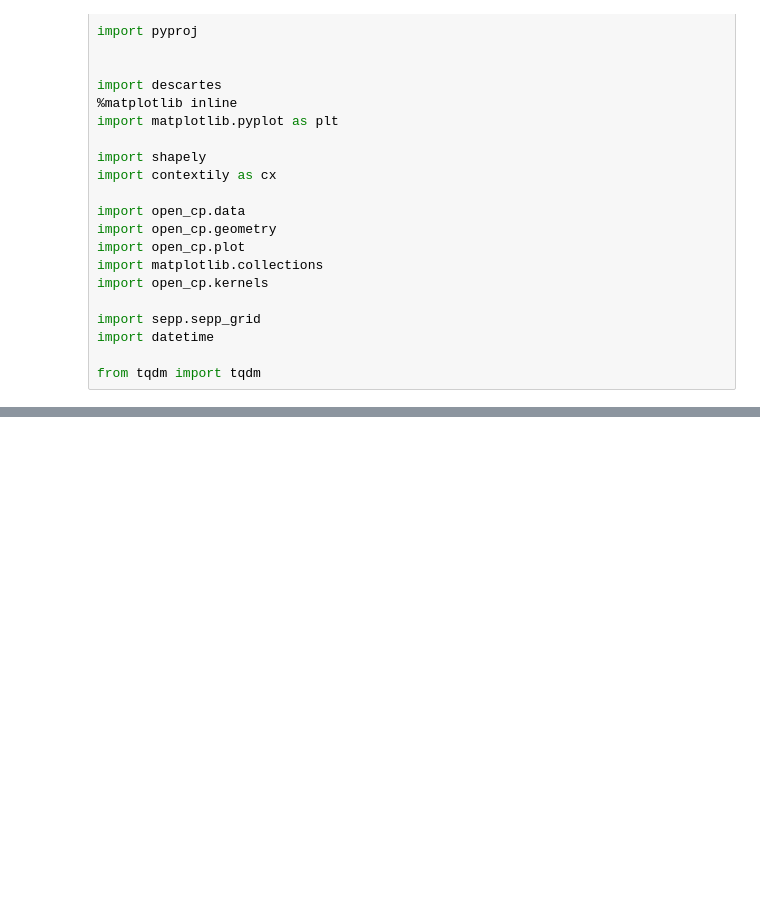
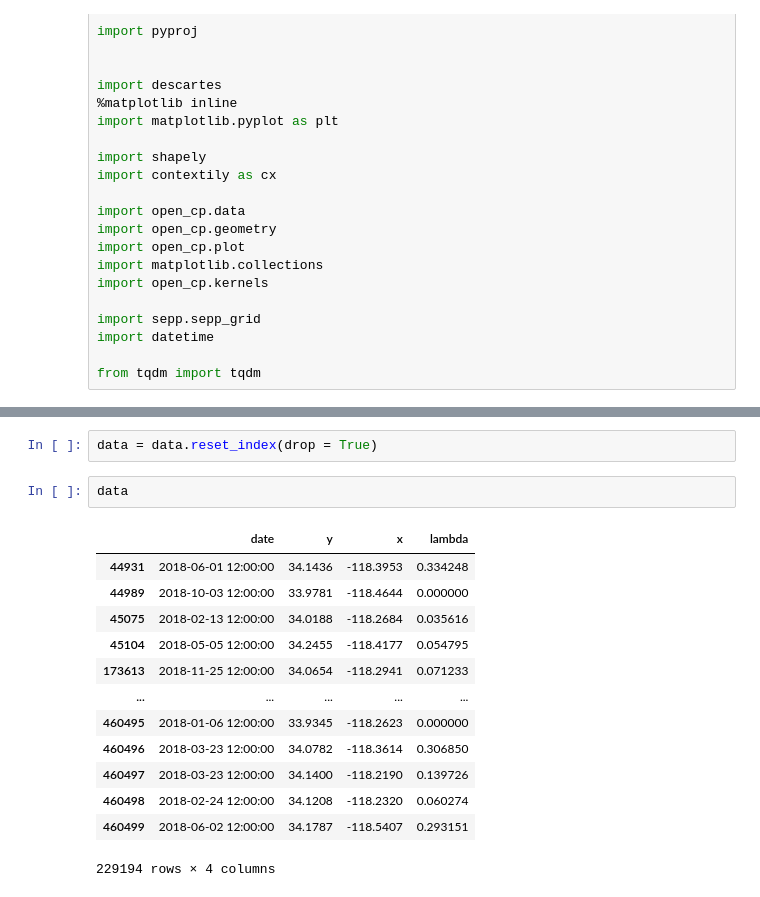
Before and after one commit to aulichney/predictive_policing_analysis, a Jupyter notebook: PredPolAnnie/InterventionAnalyze.ipynb, the cells around one changed output, grey strips where cells are left out. Cells and saved outputs as stored; diff of their text form; blank space fills up the shorter version.

```diff
--- a/PredPolAnnie/InterventionAnalyze.ipynb
+++ b/PredPolAnnie/InterventionAnalyze.ipynb
@@ -37,0 +209,18 @@ crime = crime[~((crime.LAT==0)&(crime.LON==0))]
+# %%
+data = data.reset_index(drop = True)
+# %%
+data
+# %% [output]
+|  | date | y | x | lambda |
+| 44931 | 2018-06-01 12:00:00 | 34.1436 | -118.3953 | 0.334248 |
+| 44989 | 2018-10-03 12:00:00 | 33.9781 | -118.4644 | 0.000000 |
+| 45075 | 2018-02-13 12:00:00 | 34.0188 | -118.2684 | 0.035616 |
+| 45104 | 2018-05-05 12:00:00 | 34.2455 | -118.4177 | 0.054795 |
+| 173613 | 2018-11-25 12:00:00 | 34.0654 | -118.2941 | 0.071233 |
+| ... | ... | ... | ... | ... |
+| 460495 | 2018-01-06 12:00:00 | 33.9345 | -118.2623 | 0.000000 |
+| 460496 | 2018-03-23 12:00:00 | 34.0782 | -118.3614 | 0.306850 |
+| 460497 | 2018-03-23 12:00:00 | 34.1400 | -118.2190 | 0.139726 |
+| 460498 | 2018-02-24 12:00:00 | 34.1208 | -118.2320 | 0.060274 |
+| 460499 | 2018-06-02 12:00:00 | 34.1787 | -118.5407 | 0.293151 |
+229194 rows × 4 columns
```
Also changed, not shown: parts of 27 cells of this notebook, 4 other files.
